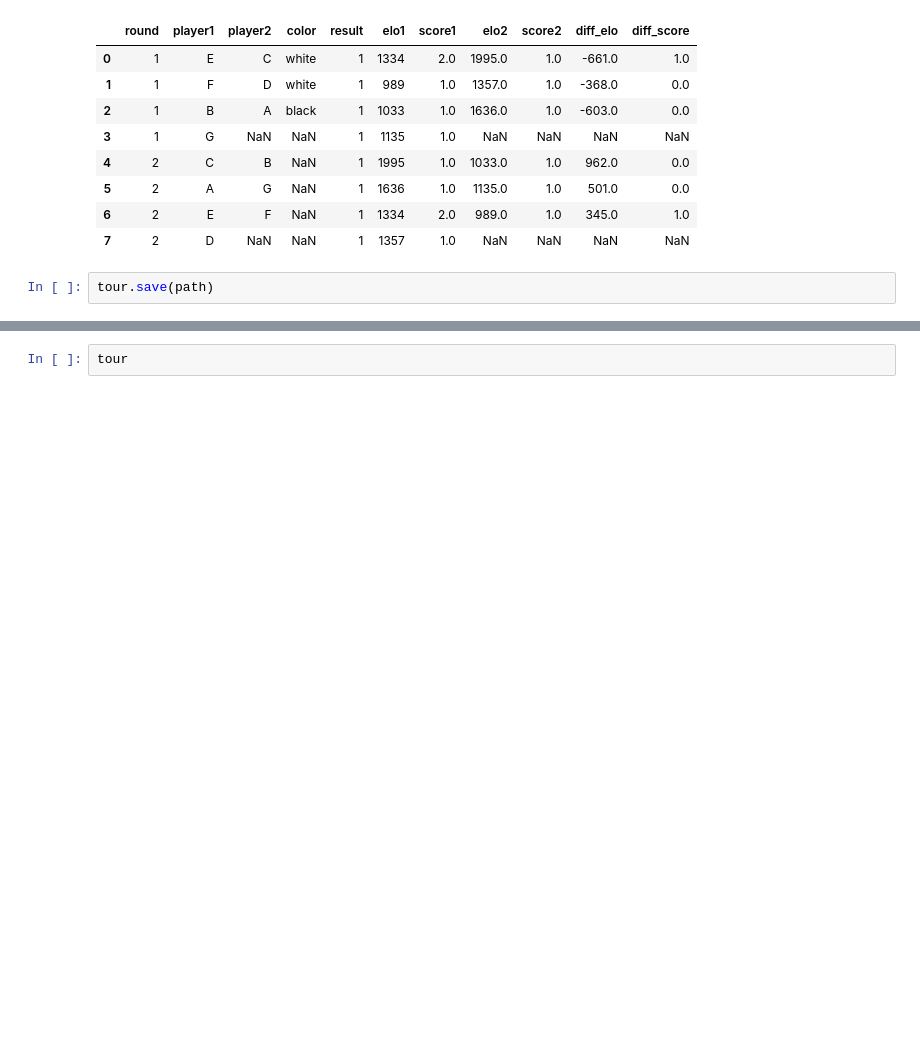
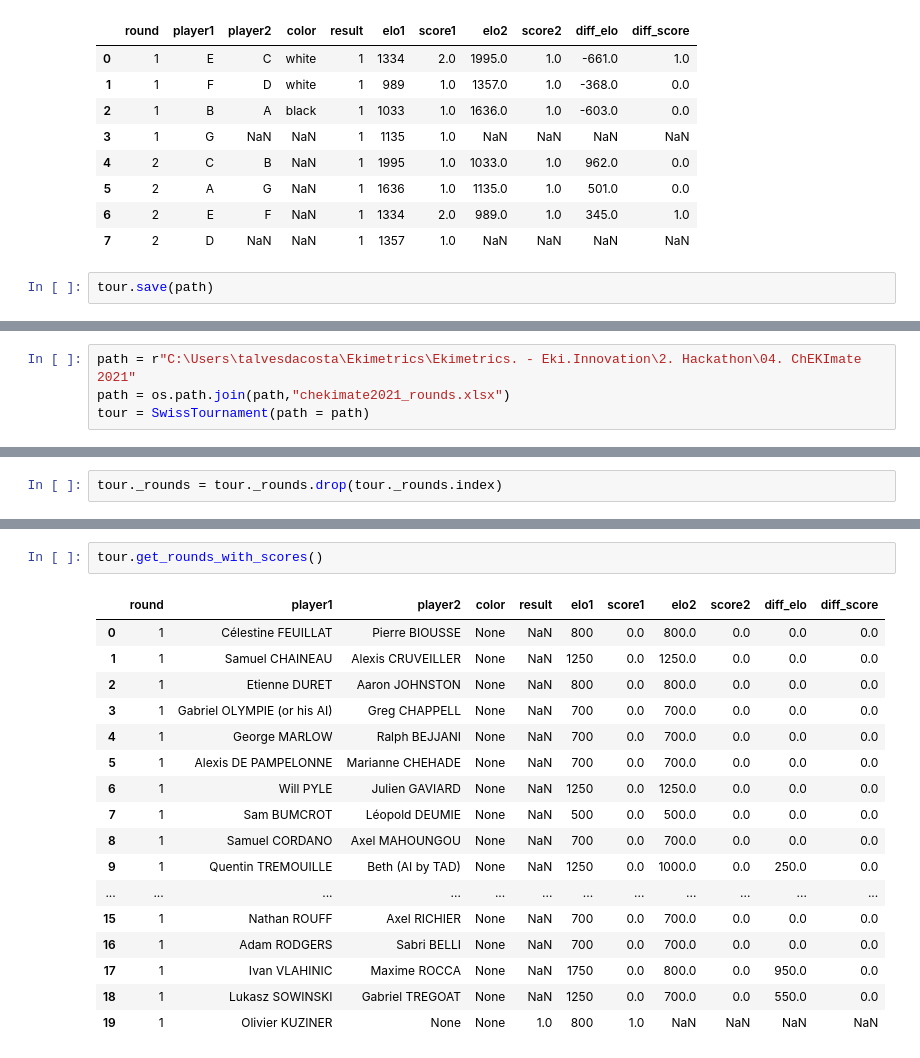
Before and after one commit to TheoLvs/beth, a Jupyter notebook: notebooks/20210409 - Swiss system pairing.ipynb, the cells around one changed output, grey strips where cells are left out. Cells and saved outputs as stored; diff of their text form; blank space fills up the shorter version.

Commit message:
Corrected bugs on swiss pairing (duplicated players)

```diff
--- a/notebooks/20210409 - Swiss system pairing.ipynb
+++ b/notebooks/20210409 - Swiss system pairing.ipynb
@@ -118,0 +127,4 @@ tour.save(path)
+# %%
+path = r"C:\Users\talvesdacosta\Ekimetrics\Ekimetrics. - Eki.Innovation\2. Hackathon\04. ChEKImate 2021"
+path = os.path.join(path,"chekimate2021_rounds.xlsx")
+tour = SwissTournament(path = path)
@@ -118,0 +133,2 @@ tour.save(path)
+# %%
+tour._rounds = tour._rounds.drop(tour._rounds.index)
@@ -119,2 +175,20 @@ tour.save(path)
 # %%
-tour
+tour.get_rounds_with_scores()
+# %% [output]
+|  | round | player1 | player2 | color | result | elo1 | score1 | elo2 | score2 | diff_elo | diff_score |
+| 0 | 1 | Célestine FEUILLAT | Pierre BIOUSSE | None | NaN | 800 | 0.0 | 800.0 | 0.0 | 0.0 | 0.0 |
+| 1 | 1 | Samuel CHAINEAU | Alexis CRUVEILLER | None | NaN | 1250 | 0.0 | 1250.0 | 0.0 | 0.0 | 0.0 |
+| 2 | 1 | Etienne DURET | Aaron JOHNSTON | None | NaN | 800 | 0.0 | 800.0 | 0.0 | 0.0 | 0.0 |
+| 3 | 1 | Gabriel OLYMPIE (or his AI) | Greg CHAPPELL | None | NaN | 700 | 0.0 | 700.0 | 0.0 | 0.0 | 0.0 |
+| 4 | 1 | George MARLOW | Ralph BEJJANI | None | NaN | 700 | 0.0 | 700.0 | 0.0 | 0.0 | 0.0 |
+| 5 | 1 | Alexis DE PAMPELONNE | Marianne CHEHADE | None | NaN | 700 | 0.0 | 700.0 | 0.0 | 0.0 | 0.0 |
+| 6 | 1 | Will PYLE | Julien GAVIARD | None | NaN | 1250 | 0.0 | 1250.0 | 0.0 | 0.0 | 0.0 |
+| 7 | 1 | Sam BUMCROT | Léopold DEUMIE | None | NaN | 500 | 0.0 | 500.0 | 0.0 | 0.0 | 0.0 |
+| 8 | 1 | Samuel CORDANO | Axel MAHOUNGOU | None | NaN | 700 | 0.0 | 700.0 | 0.0 | 0.0 | 0.0 |
+| 9 | 1 | Quentin TREMOUILLE | Beth (AI by TAD) | None | NaN | 1250 | 0.0 | 1000.0 | 0.0 | 250.0 | 0.0 |
+| ... | ... | ... | ... | ... | ... | ... | ... | ... | ... | ... | ... |
+| 15 | 1 | Nathan ROUFF | Axel RICHIER | None | NaN | 700 | 0.0 | 700.0 | 0.0 | 0.0 | 0.0 |
+| 16 | 1 | Adam RODGERS | Sabri BELLI | None | NaN | 700 | 0.0 | 700.0 | 0.0 | 0.0 | 0.0 |
+| 17 | 1 | Ivan VLAHINIC | Maxime ROCCA | None | NaN | 1750 | 0.0 | 800.0 | 0.0 | 950.0 | 0.0 |
+| 18 | 1 | Lukasz SOWINSKI | Gabriel TREGOAT | None | NaN | 1250 | 0.0 | 700.0 | 0.0 | 550.0 | 0.0 |
+| 19 | 1 | Olivier KUZINER | None | None | 1.0 | 800 | 1.0 | NaN | NaN | NaN | NaN |
```
Also changed, not shown: parts of 5 cells of this notebook, 1 other file.
